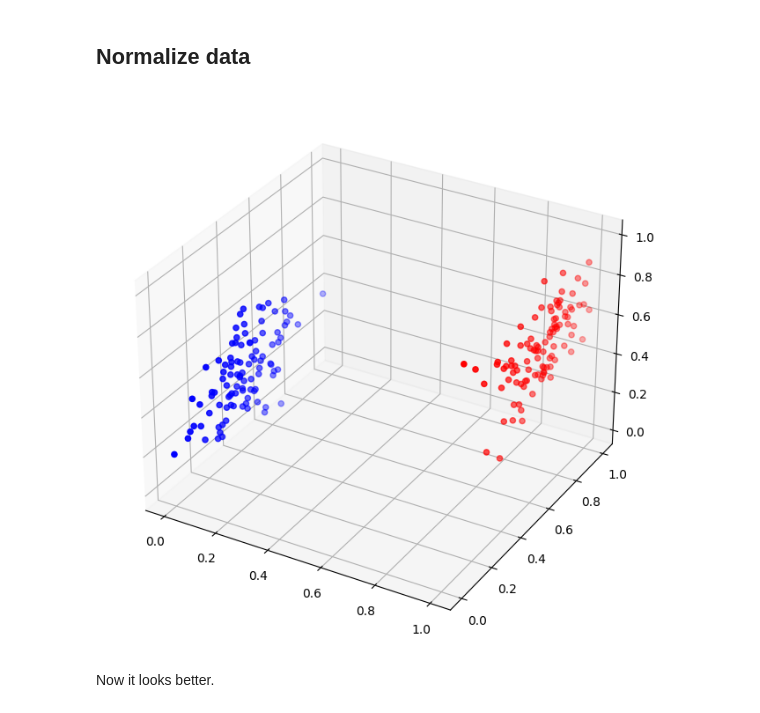
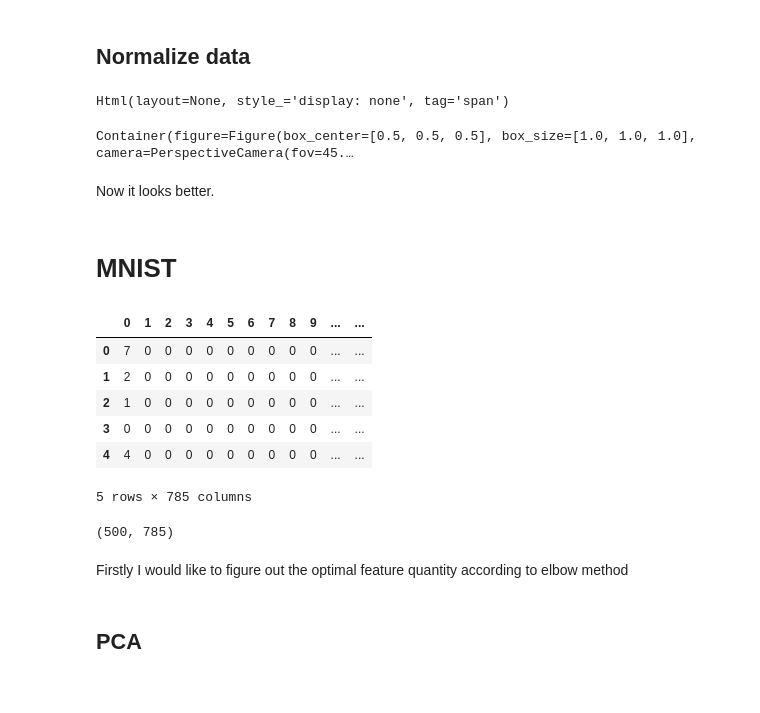
Before and after one commit to C-Hurtmann/goit-data_science, a Jupyter notebook: hw6/hw6.ipynb, the cells around one changed output. Drawn from its saved outputs; the diff is of its cells as text; code cells hidden in the pictures.

```diff
--- a/hw6/hw6.ipynb
+++ b/hw6/hw6.ipynb
@@ -87,6 +117,28 @@ df = kmeans_clasterization(df)
-# %%
-show_plot()
-# %% [output]
-[figure, removed]
+# %%
+clusters = ClusterHandler3D(scaled_df).fit(n_clusters=2)
+clusters.show()
+# %% [output]
+Html(layout=None, style_='display: none', tag='span')
+Container(figure=Figure(box_center=[0.5, 0.5, 0.5], box_size=[1.0, 1.0, 1.0], camera=PerspectiveCamera(fov=45.…
 # %% [markdown]
 Now it looks better.
+# %% [markdown]
+# MNIST
+# %%
+mnist_df = pd.read_csv("data/mnist.csv", header=None)
+
+display(mnist_df.head())
+print(mnist_df.shape)
+# %% [output]
+|  | 0 | 1 | 2 | 3 | 4 | 5 | 6 | 7 | 8 | 9 | ... | ... |
+| 0 | 7 | 0 | 0 | 0 | 0 | 0 | 0 | 0 | 0 | 0 | ... | ... |
+| 1 | 2 | 0 | 0 | 0 | 0 | 0 | 0 | 0 | 0 | 0 | ... | ... |
+| 2 | 1 | 0 | 0 | 0 | 0 | 0 | 0 | 0 | 0 | 0 | ... | ... |
+| 3 | 0 | 0 | 0 | 0 | 0 | 0 | 0 | 0 | 0 | 0 | ... | ... |
+| 4 | 4 | 0 | 0 | 0 | 0 | 0 | 0 | 0 | 0 | 0 | ... | ... |
+5 rows × 785 columns
+(500, 785)
+# %% [markdown]
+Firstly I would like to figure out the optimal feature quantity according to elbow method
+# %% [markdown]
+## PCA
```
Also changed, not shown: parts of 31 cells of this notebook.
